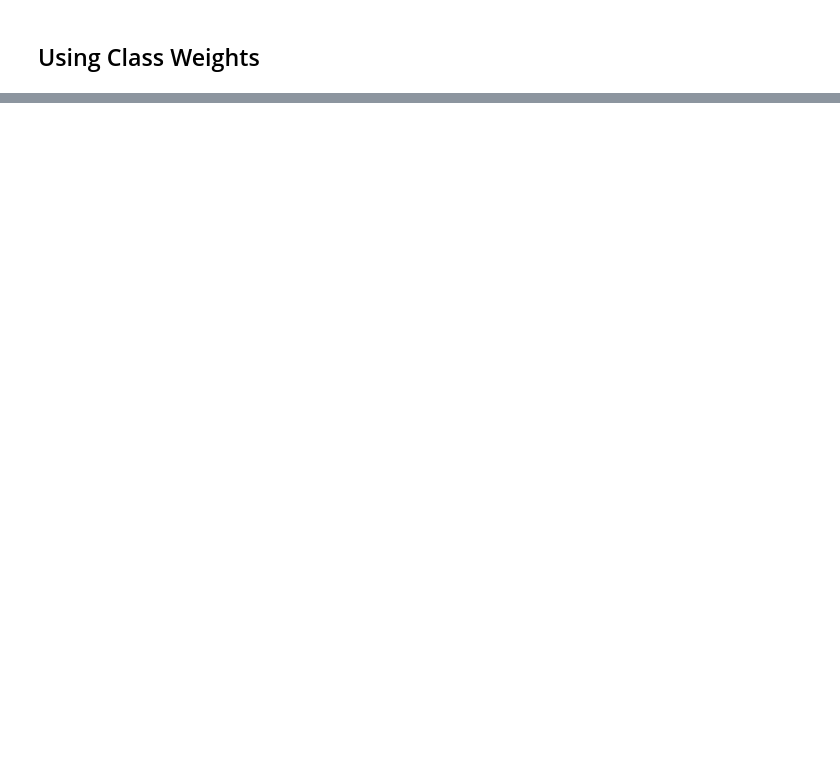
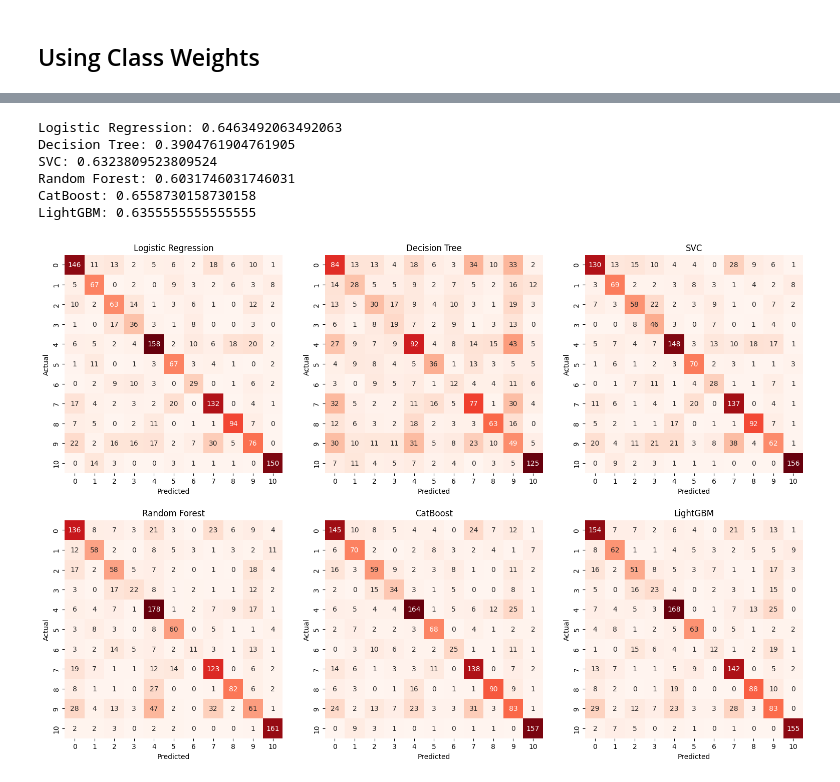
Before and after one commit to Prashant-Tiwari26/Using-movie-plot-for-genre-classification-, a Jupyter notebook: Transformer Approach/Initial_models copy.ipynb, the cells around one changed output, grey strips where cells are left out. Saved outputs shown, nothing was run; the diff lists cells and outputs as text; code cells hidden in the pictures; blank space fills up the shorter version.

```diff
--- a/Transformer Approach/Initial_models copy.ipynb
+++ b/Transformer Approach/Initial_models copy.ipynb
@@ -118,3 +74,16 @@ for key, model in initial_models.get_trained_models().items():
     joblib.dump(model, f"Models/Initial/Unweighted/{key}.pk1")
 # %% [markdown]
 ## Using Class Weights
+# %%
+models = {
+  'Logistic Regression': LogisticRegression(class_weight=weights),
+  'Decision Tree': DecisionTreeClassifier(class_weight=weights),
+  'SVC': SVC(class_weight=weights),
+  'Random Forest': RandomForestClassifier(class_weight=weights),
+  'CatBoost': CatBoostClassifier(class_weights=weights),
+  'LightGBM': LGBMClassifier(class_weight=weights)
+}
+# %%
+weighted_classifiers = Train_Classifiers(x,y,models)
+# %%
+weighted_classifiers.fit()
@@ -120,0 +108,13 @@ for key, model in initial_models.get_trained_models().items():
+# %%
+weighted_classifiers.score()
+# %% [output]
+Logistic Regression: 0.6463492063492063
+Decision Tree: 0.3904761904761905
+SVC: 0.6323809523809524
+Random Forest: 0.6031746031746031
+CatBoost: 0.6558730158730158
+LightGBM: 0.6355555555555555
+# %%
+weighted_classifiers.Compare_ConfusionMatrices()
+# %% [output]
+[figure, added]
```
Also changed, not shown: parts of 7 cells of this notebook, 12 other files.
